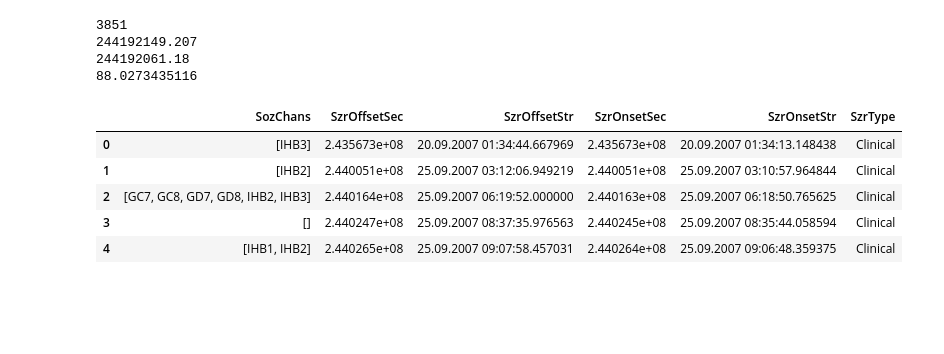
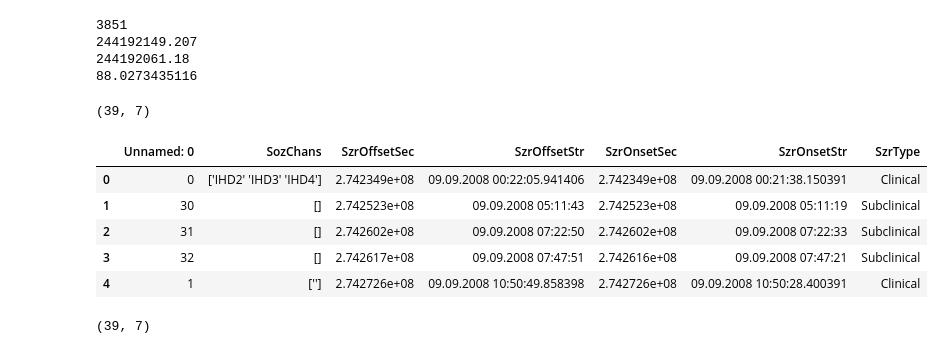
Before and after one commit to dmgroppe/SZR_ANT, a Jupyter notebook: EU_GENERAL/sbox_marr.ipynb, the cells around one changed output. Drawn from its saved outputs; the diff is of its cells as text; code cells hidden in the pictures; blank space fills up the shorter version.

```diff
--- a/EU_GENERAL/sbox_marr.ipynb
+++ b/EU_GENERAL/sbox_marr.ipynb
@@ -208,13 +209,18 @@ print(onset_sec-stim_sec[nearest_id])
 244192149.207
 244192061.18
 88.0273435116
-# %%
-type(pkl)
-pkl.head()
-# %% [output]
-|  | SozChans | SzrOffsetSec | SzrOffsetStr | SzrOnsetSec | SzrOnsetStr | SzrType |
-| 0 | [IHB3] | 2.435673e+08 | 20.09.2007 01:34:44.667969 | 2.435673e+08 | 20.09.2007 01:34:13.148438 | Clinical |
-| 1 | [IHB2] | 2.440051e+08 | 25.09.2007 03:12:06.949219 | 2.440051e+08 | 25.09.2007 03:10:57.964844 | Clinical |
-| 2 | [GC7, GC8, GD7, GD8, IHB2, IHB3] | 2.440164e+08 | 25.09.2007 06:19:52.000000 | 2.440163e+08 | 25.09.2007 06:18:50.765625 | Clinical |
-| 3 | [] | 2.440247e+08 | 25.09.2007 08:37:35.976563 | 2.440245e+08 | 25.09.2007 08:35:44.058594 | Clinical |
-| 4 | [IHB1, IHB2] | 2.440265e+08 | 25.09.2007 09:07:58.457031 | 2.440264e+08 | 25.09.2007 09:06:48.359375 | Clinical |
+# %%
+# Load szr on off csv file which has been edited
+in_fname='/home/dgroppe/GIT/SZR_ANT/EU_METADATA/SZR_TIMES/szr_on_off_FR_922.csv'
+on_off_df=pd.read_csv(in_fname)
+# %%
+print(on_off_df.shape)
+on_off_df.head()
+# %% [output]
+(39, 7)
+|  | Unnamed: 0 | SozChans | SzrOffsetSec | SzrOffsetStr | SzrOnsetSec | SzrOnsetStr | SzrType |
+| 0 | 0 | ['IHD2' 'IHD3' 'IHD4'] | 2.742349e+08 | 09.09.2008 00:22:05.941406 | 2.742349e+08 | 09.09.2008 00:21:38.150391 | Clinical |
+| 1 | 30 | [] | 2.742523e+08 | 09.09.2008 05:11:43 | 2.742523e+08 | 09.09.2008 05:11:19 | Subclinical |
+| 2 | 31 | [] | 2.742602e+08 | 09.09.2008 07:22:50 | 2.742602e+08 | 09.09.2008 07:22:33 | Subclinical |
+| 3 | 32 | [] | 2.742617e+08 | 09.09.2008 07:47:51 | 2.742616e+08 | 09.09.2008 07:47:21 | Subclinical |
+| 4 | 1 | [''] | 2.742726e+08 | 09.09.2008 10:50:49.858398 | 2.742726e+08 | 09.09.2008 10:50:28.400391 | Clinical |
@@ -220,0 +230,5 @@ pkl.head()
+# %%
+bro=pickle.load(open('/home/dgroppe/GIT/SZR_ANT/EU_METADATA/SZR_TIMES/szr_on_off_FR_922.pkl','rb'))
+print(bro.shape)
+# %% [output]
+(39, 7)
```
Also changed, not shown: parts of 2 cells of this notebook, 1 other file.
